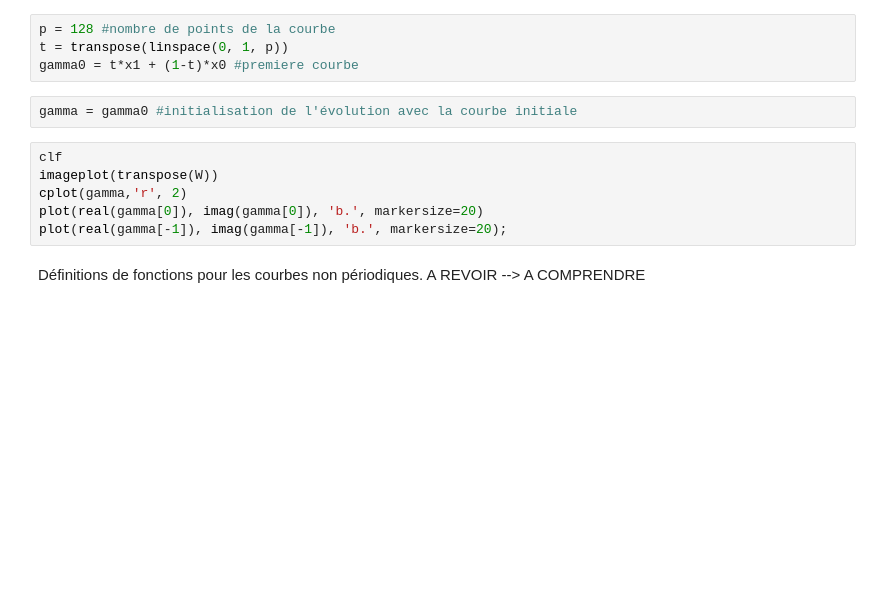
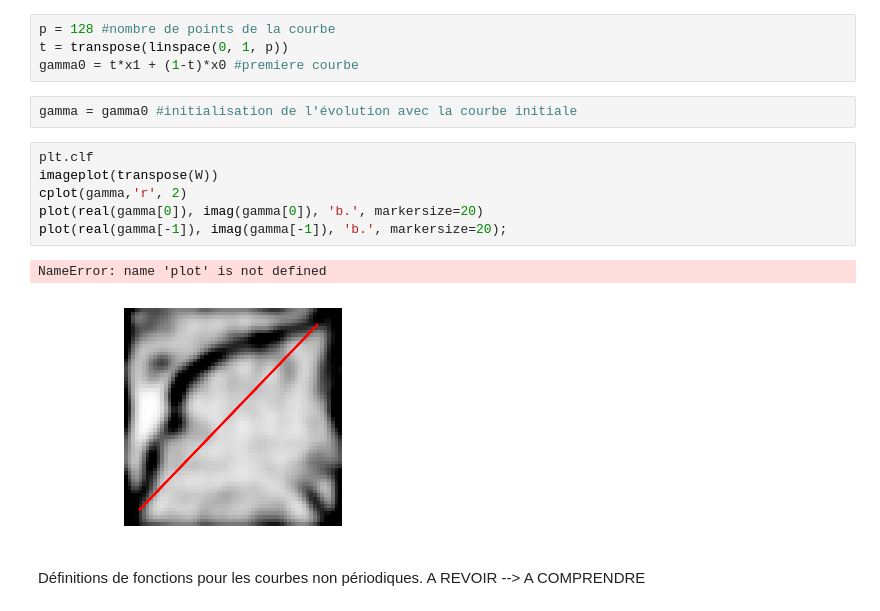
Before and after one commit to MargotSirdey/Mini_Projet_Active_Contours, a Jupyter notebook: machine_learning_parametric.ipynb, the cells around one changed output. Cells and saved outputs as stored; diff of their text form; blank space fills up the shorter version.

```diff
--- a/machine_learning_parametric.ipynb
+++ b/machine_learning_parametric.ipynb
@@ -378,11 +382,14 @@ gamma0 = t*x1 + (1-t)*x0 #premiere courbe
 # %%
 gamma = gamma0 #initialisation de l'évolution avec la courbe initiale
 # %%
-clf
+plt.clf
 imageplot(transpose(W))
 cplot(gamma,'r', 2)
 plot(real(gamma[0]), imag(gamma[0]), 'b.', markersize=20)
 plot(real(gamma[-1]), imag(gamma[-1]), 'b.', markersize=20);
+# %% [output]
+NameError: name 'plot' is not defined
+[figure, added]
 # %% [markdown]
 Définitions de fonctions pour les courbes non périodiques. A REVOIR --> A COMPRENDRE
 # %%
```
Also changed, not shown: parts of 3 cells of this notebook.
